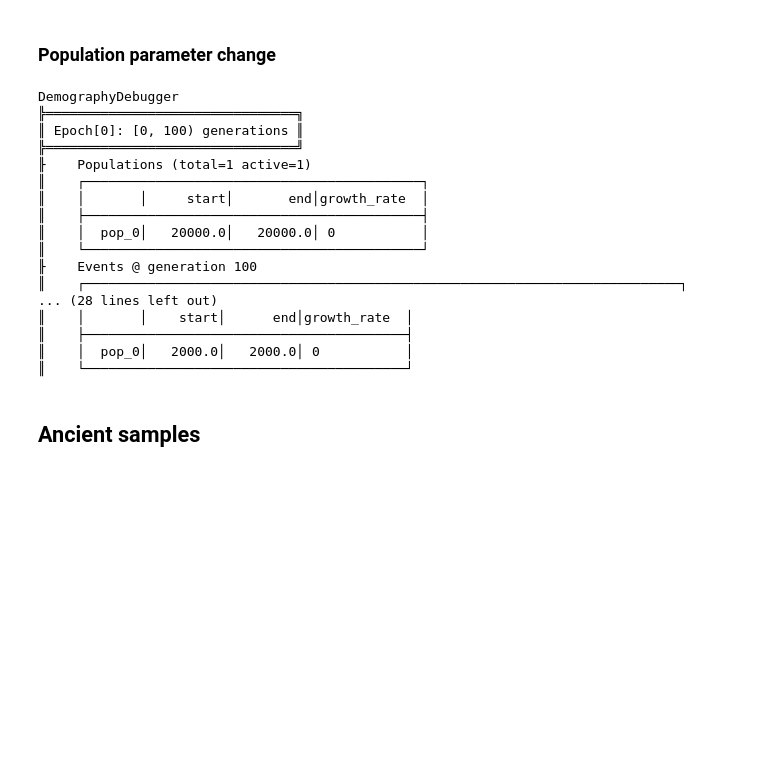
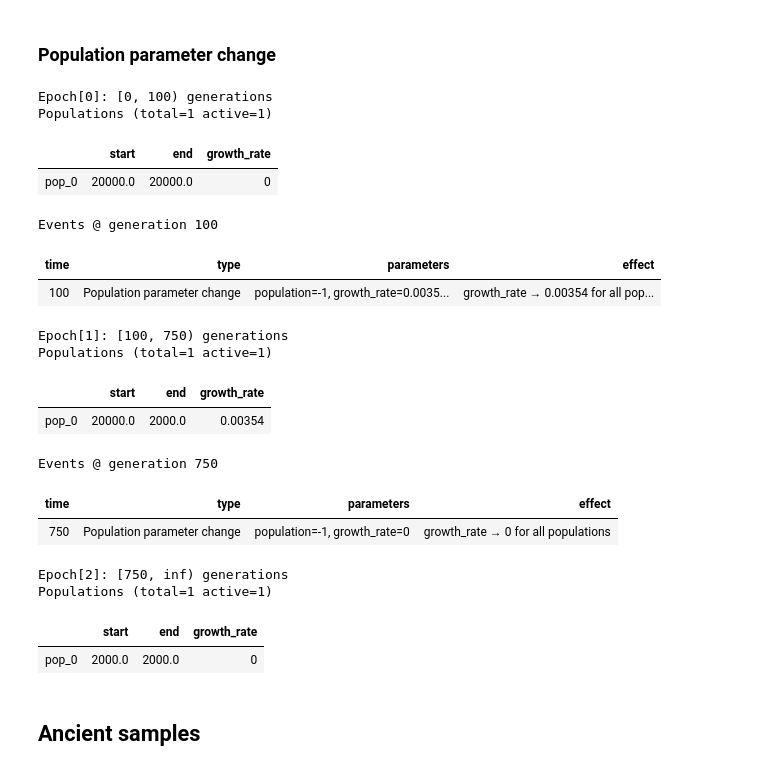
Before and after one commit to jeromekelleher/spg-chapter, a Jupyter notebook: jupyter/msprime-chapter-examples.ipynb, the cells around one changed output. Drawn from its saved outputs; the diff is of its cells as text; code cells hidden in the pictures; blank space fills up the shorter version.

```diff
--- a/jupyter/msprime-chapter-examples.ipynb
+++ b/jupyter/msprime-chapter-examples.ipynb
@@ -303,34 +304,34 @@ demesdraw.tubes(graph)
 # %%
 N1 = 20000  # Population size at present
 N2 = 2000   # Population size at start (forwards in time) of exponential growth.
 T1 = 100    # End of exponential growth period (forwards in time)
 T2 = 750    # Start of exponential growth period (forwards in time)
 # Calculate growth rate; solve N2 = N1 * exp(-alpha * (T2 - T1))
 growth_rate = -np.log(N2 / N1) / (T2 - T1)
 demography = msprime.Demography.isolated_model([N1])
 demography.add_population_parameters_change(time=T1, growth_rate=growth_rate)
 demography.add_population_parameters_change(time=T2, growth_rate=0)
 
-dp = demography.debug()
-dp.print_history()
+demography.debug()
 # %% [output]
-DemographyDebugger
-╠════════════════════════════════╗
-║ Epoch[0]: [0, 100) generations ║
-╠════════════════════════════════╝
-╟    Populations (total=1 active=1)
-║    ┌───────────────────────────────────────────┐
-║    │       │     start│       end│growth_rate  │
-║    ├───────────────────────────────────────────┤
-║    │  pop_0│   20000.0│   20000.0│ 0           │
-║    └───────────────────────────────────────────┘
-╟    Events @ generation 100
-║    ┌────────────────────────────────────────────────────────────────────────────┐
-... (28 lines left out)
-║    │       │    start│      end│growth_rate  │
-║    ├─────────────────────────────────────────┤
-║    │  pop_0│   2000.0│   2000.0│ 0           │
-║    └─────────────────────────────────────────┘
+Epoch[0]: [0, 100) generations
+Populations (total=1 active=1)
+|  | start | end | growth_rate |
+| pop_0 | 20000.0 | 20000.0 | 0 |
+Events @ generation 100
+| time | type | parameters | effect |
+| 100 | Population parameter change | population=-1, growth_rate=0.0035... | growth_rate → 0.00354 for all pop... |
+Epoch[1]: [100, 750) generations
+Populations (total=1 active=1)
+|  | start | end | growth_rate |
+| pop_0 | 20000.0 | 2000.0 | 0.00354 |
+Events @ generation 750
+| time | type | parameters | effect |
+| 750 | Population parameter change | population=-1, growth_rate=0 | growth_rate → 0 for all populations |
+Epoch[2]: [750, inf) generations
+Populations (total=1 active=1)
+|  | start | end | growth_rate |
+| pop_0 | 2000.0 | 2000.0 | 0 |
 # %% [markdown]
 ## Ancient samples
 # %%
```
Also changed, not shown: parts of 5 cells of this notebook.
